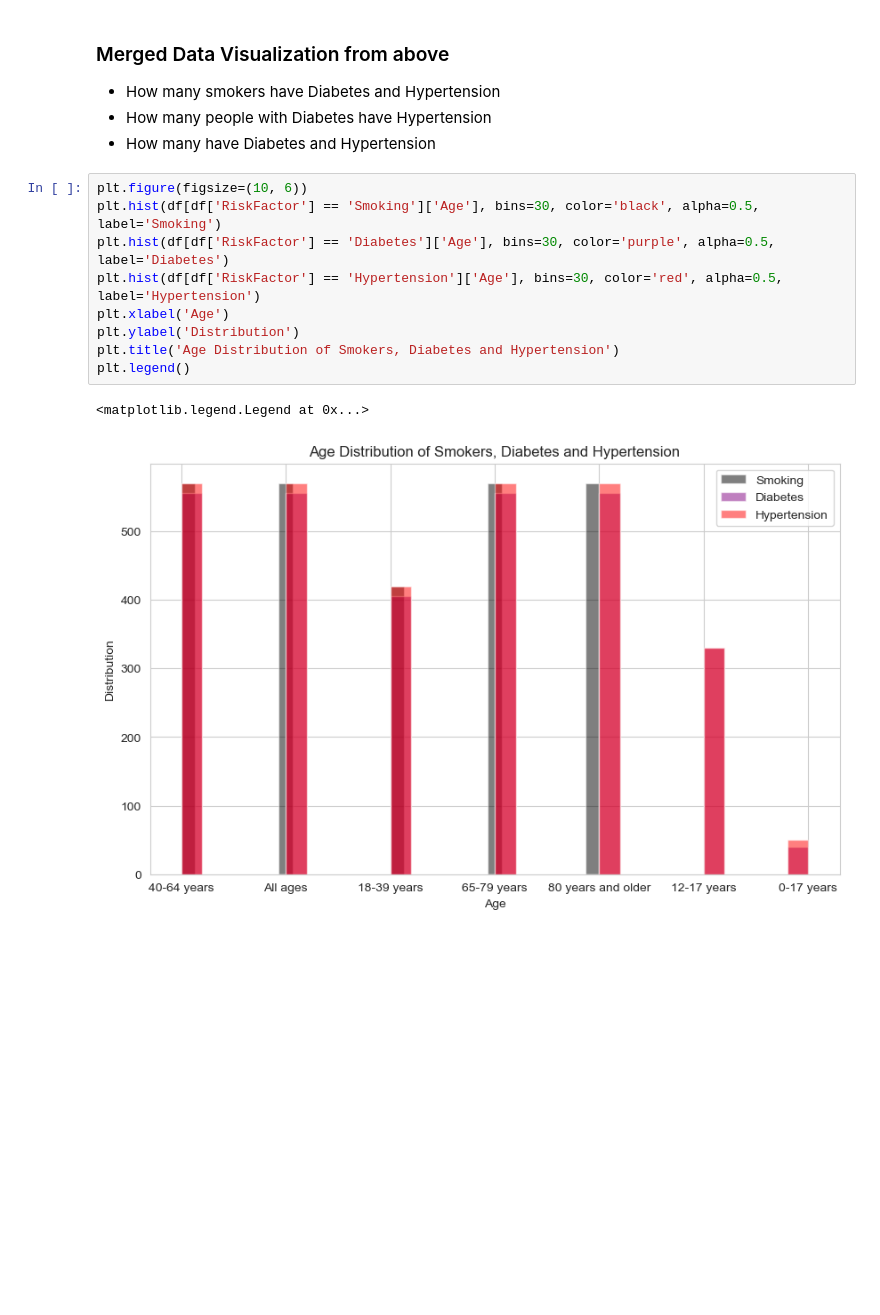
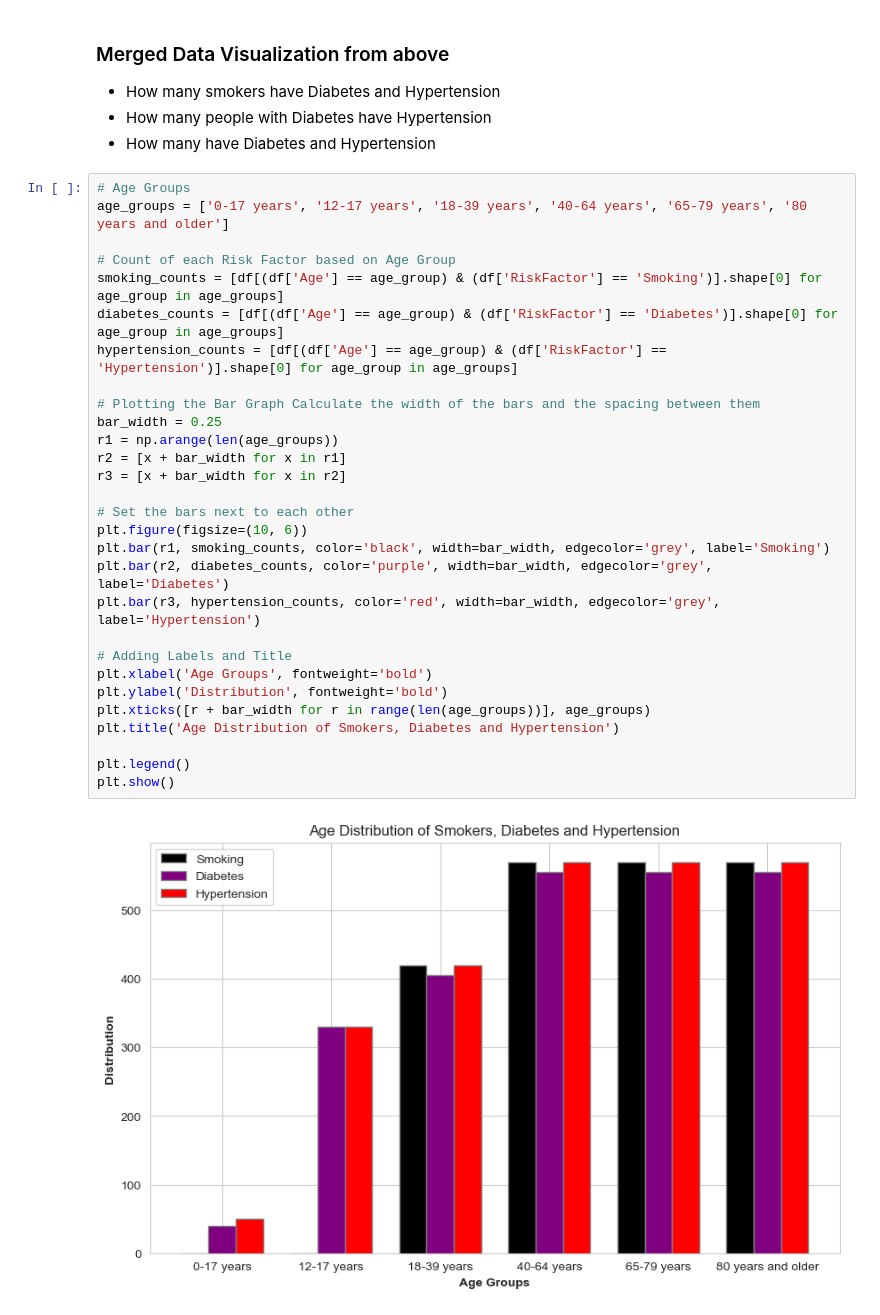
Before and after one commit to byQuexo/DataScienceHealthcareSOL, a Jupyter notebook: main.ipynb, the cells around one changed output. Saved outputs shown, nothing was run; the diff lists cells and outputs as text; blank space fills up the shorter version.

```diff
--- a/main.ipynb
+++ b/main.ipynb
@@ -232,14 +224,33 @@ Text(0.5, 1.0, 'Age Distribution of Hypertension')
 * How many people with Diabetes have Hypertension
 * How many have Diabetes and Hypertension
 # %%
+# Age Groups
+age_groups = ['0-17 years', '12-17 years', '18-39 years', '40-64 years', '65-79 years', '80 years and older']
+
+# Count of each Risk Factor based on Age Group
+smoking_counts = [df[(df['Age'] == age_group) & (df['RiskFactor'] == 'Smoking')].shape[0] for age_group in age_groups]
+diabetes_counts = [df[(df['Age'] == age_group) & (df['RiskFactor'] == 'Diabetes')].shape[0] for age_group in age_groups]
+hypertension_counts = [df[(df['Age'] == age_group) & (df['RiskFactor'] == 'Hypertension')].shape[0] for age_group in age_groups]
+
+# Plotting the Bar Graph Calculate the width of the bars and the spacing between them
+bar_width = 0.25
+r1 = np.arange(len(age_groups))
+r2 = [x + bar_width for x in r1]
+r3 = [x + bar_width for x in r2]
+
+# Set the bars next to each other
 plt.figure(figsize=(10, 6))
-plt.hist(df[df['RiskFactor'] == 'Smoking']['Age'], bins=30, color='black', alpha=0.5, label='Smoking')
-plt.hist(df[df['RiskFactor'] == 'Diabetes']['Age'], bins=30, color='purple', alpha=0.5, label='Diabetes')
-plt.hist(df[df['RiskFactor'] == 'Hypertension']['Age'], bins=30, color='red', alpha=0.5, label='Hypertension')
-plt.xlabel('Age')
-plt.ylabel('Distribution')
+plt.bar(r1, smoking_counts, color='black', width=bar_width, edgecolor='grey', label='Smoking')
+plt.bar(r2, diabetes_counts, color='purple', width=bar_width, edgecolor='grey', label='Diabetes')
+plt.bar(r3, hypertension_counts, color='red', width=bar_width, edgecolor='grey', label='Hypertension')
+
+# Adding Labels and Title
+plt.xlabel('Age Groups', fontweight='bold')
+plt.ylabel('Distribution', fontweight='bold')
+plt.xticks([r + bar_width for r in range(len(age_groups))], age_groups)
 plt.title('Age Distribution of Smokers, Diabetes and Hypertension')
+
 plt.legend()
+plt.show()
 # %% [output]
-<matplotlib.legend.Legend at 0x...>
-[figure, old version]
+[figure, new version]
```
Also changed, not shown: parts of 11 cells of this notebook, 1 other file.
